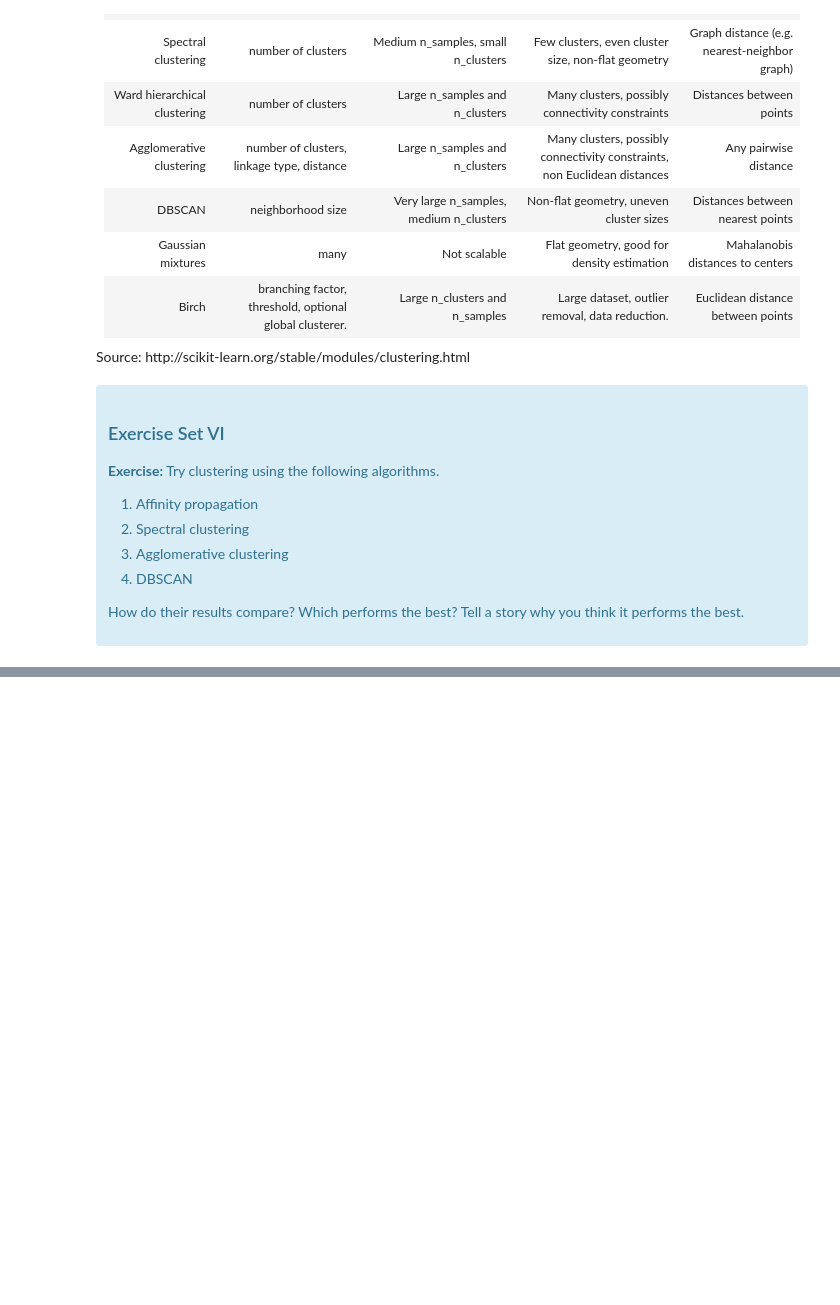
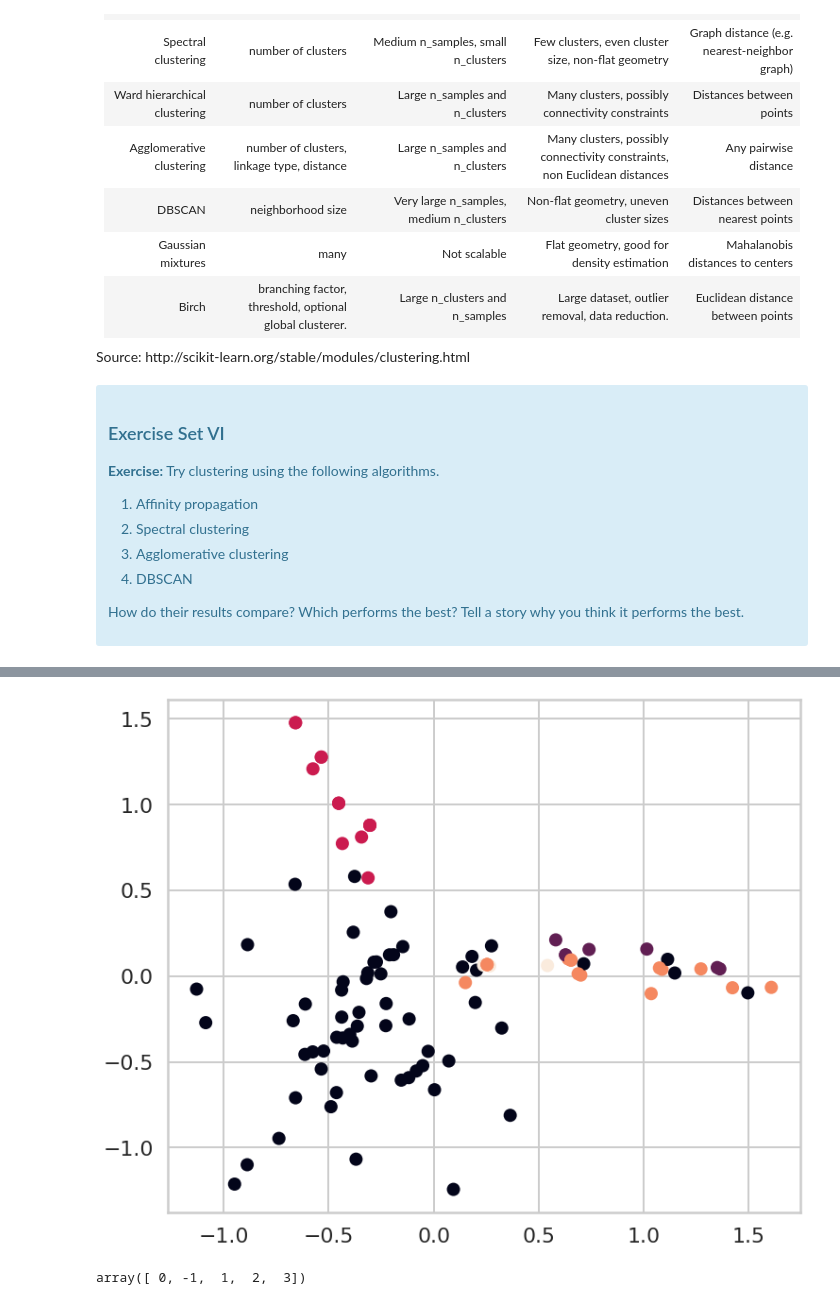
Before and after one commit to ChadDelany/Case_Study-Segmentation_using_Clustering, a Jupyter notebook: Clustering Case Study - Customer Segmentation with K-Means - Tier 3.ipynb, the cells around one changed output, grey strips where cells are left out. Cells and saved outputs as stored; diff of their text form; code cells hidden in the pictures; blank space fills up the shorter version.

```diff
--- a/Clustering Case Study - Customer Segmentation with K-Means - Tier 3.ipynb
+++ b/Clustering Case Study - Customer Segmentation with K-Means - Tier 3.ipynb
@@ -637,0 +690,21 @@ Source: http://scikit-learn.org/stable/modules/clustering.html
+# %%
+# DBSCAN
+from sklearn.cluster import DBSCAN
+db = DBSCAN(eps=1)
+db.fit_predict(X)
+
+DB_Analysis = \
+    pd.DataFrame({'customer_name':df_cust_offer.index, 'cluster_db':db.labels_, 'PCA1': pca_xy[:,0], 'PCA2':pca_xy[:,1]})
+
+x = DB_Analysis.PCA1
+y = DB_Analysis.PCA2
+cluster_db = DB_Analysis.cluster_db
+
+fig, ax = plt.subplots(figsize=(12,10))
+ax.scatter(x, y, c=cluster_db)
+plt.show()
+
+cluster_db.unique()
+# %% [output]
+[figure, added]
+array([ 0, -1,  1,  2,  3])
```
Also changed, not shown: parts of 6 cells of this notebook.
